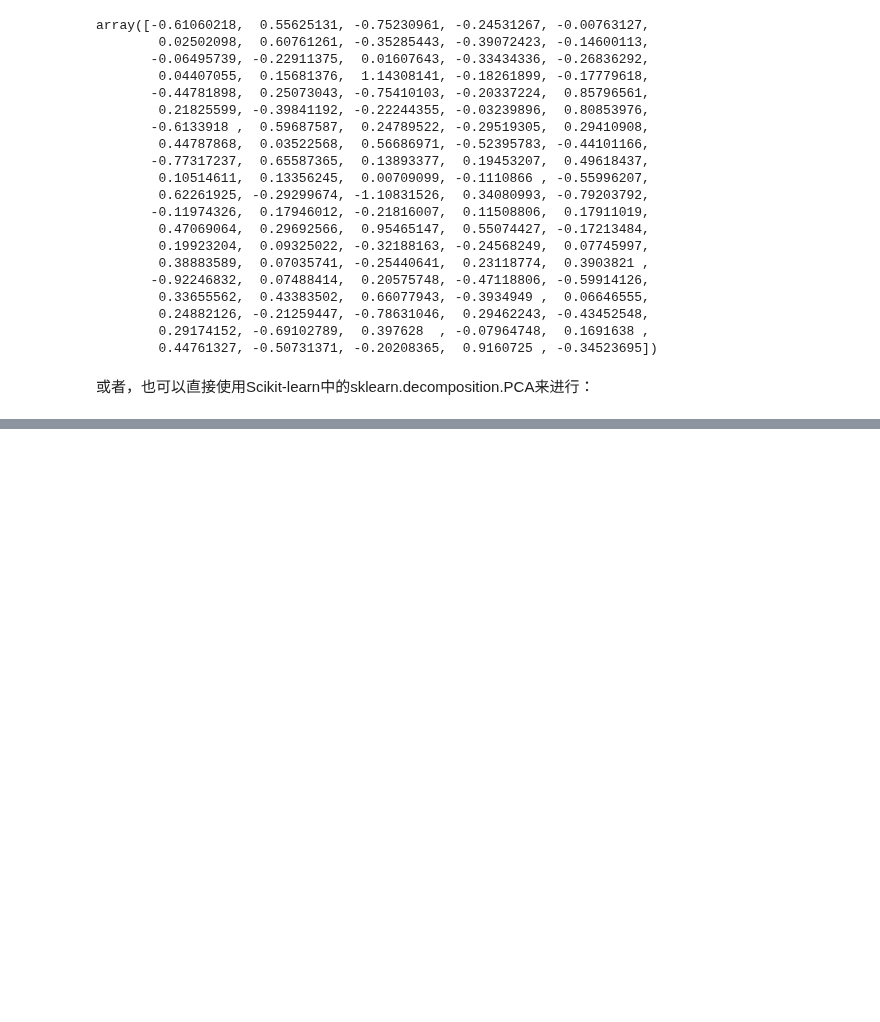
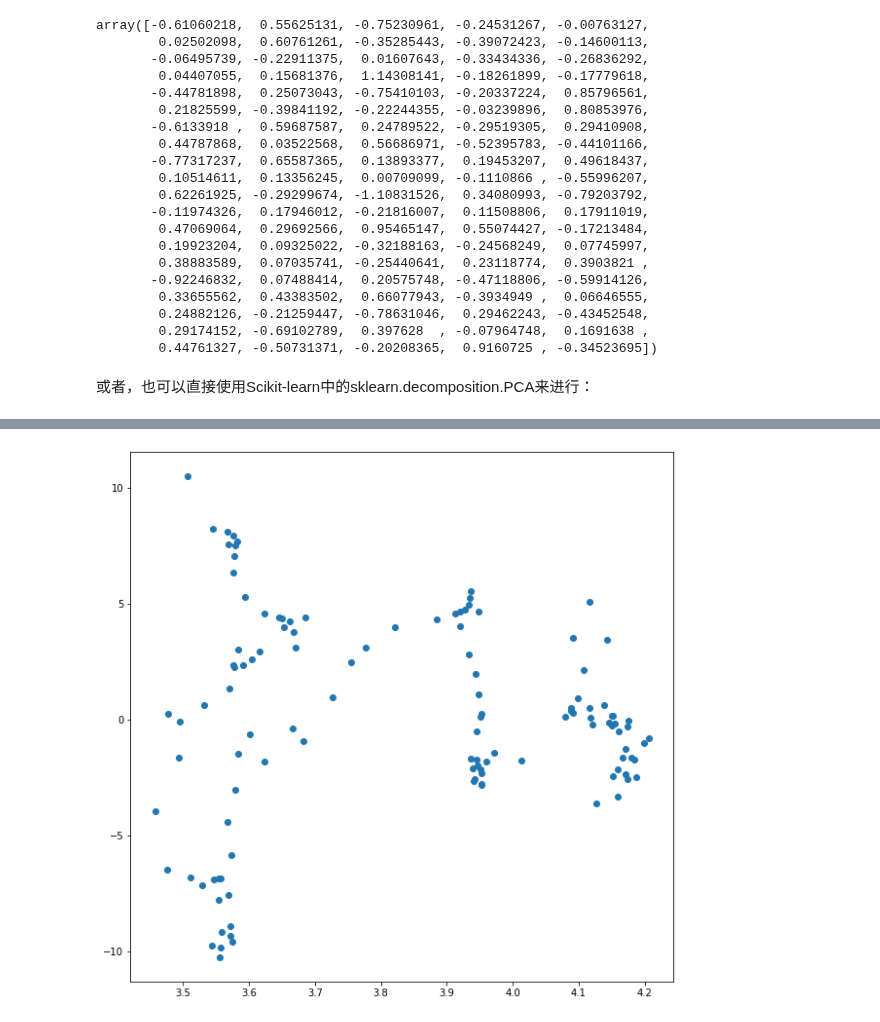
Before and after one commit to sijichun/PythonTutor, a Jupyter notebook: PCA_Manifold.ipynb, the cells around one changed output, grey strips where cells are left out. Saved outputs shown, nothing was run; the diff lists cells and outputs as text; code cells hidden in the pictures; blank space fills up the shorter version.

```diff
--- a/PCA_Manifold.ipynb
+++ b/PCA_Manifold.ipynb
@@ -161,0 +211,5 @@ Comp=pca.transform(X)
+# %%
+plt.scatter(sub_bond['IB010007'],sub_bond['Comp2'])
+plt.show()
+# %% [output]
+[figure, added]
```
Also changed, not shown: parts of 15 cells of this notebook, 1 other file.
